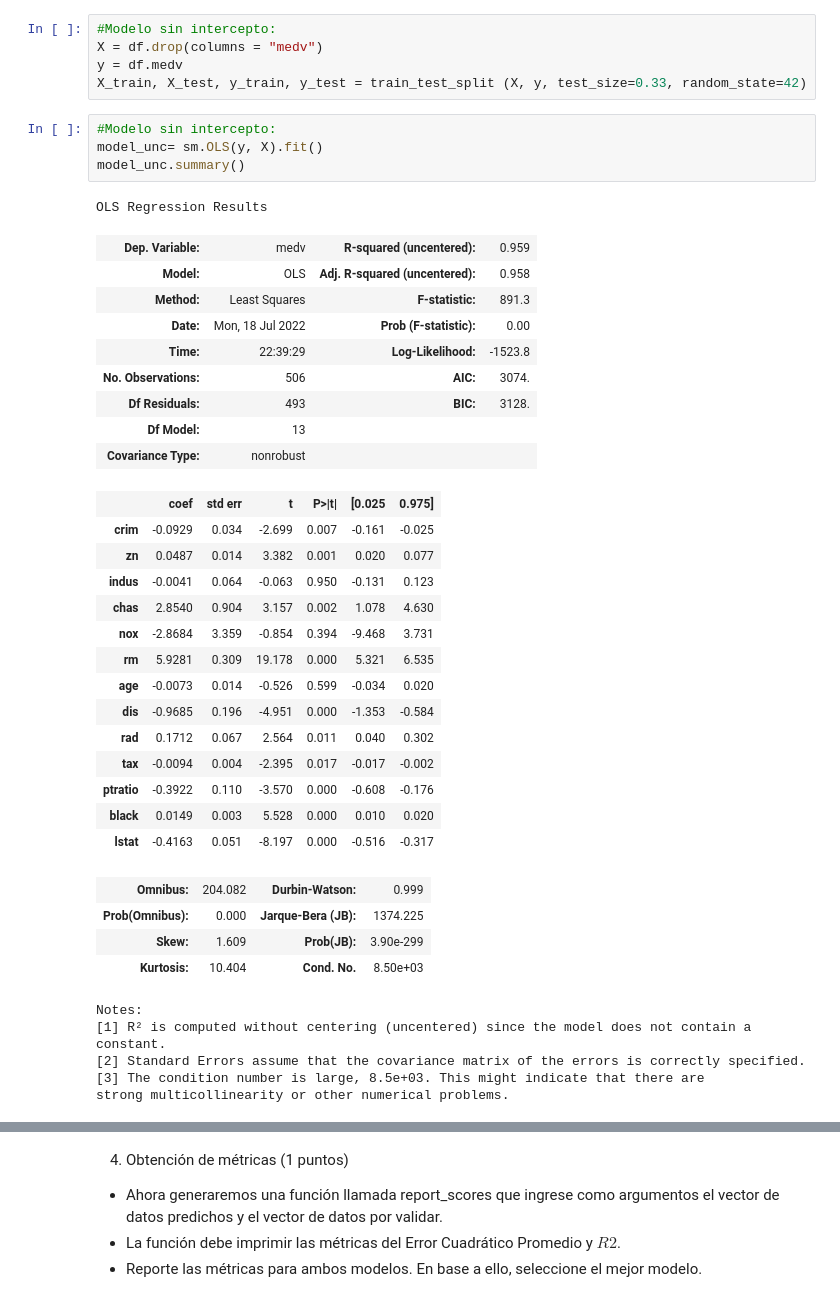
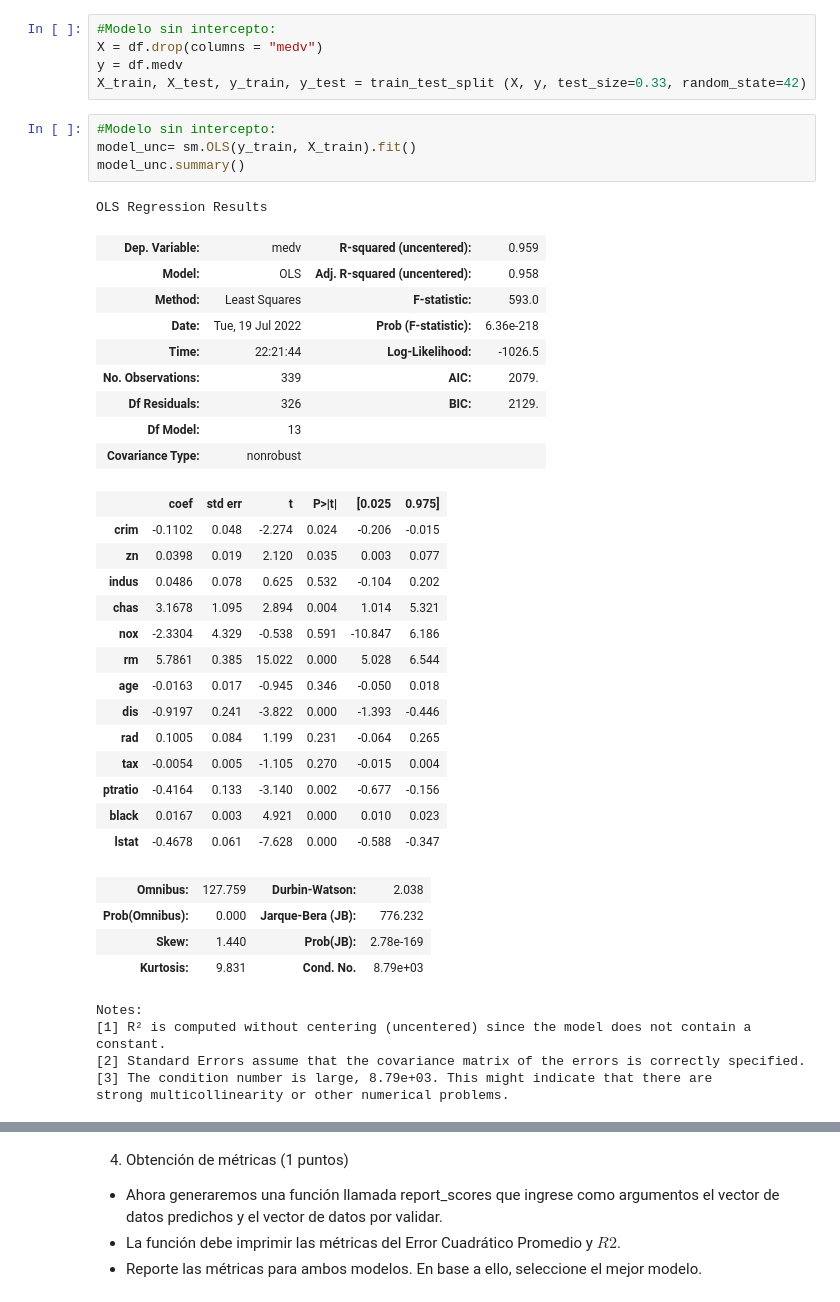
Before and after one commit to tomaspemora/desafio-latam-tareas-BA-TP, a Jupyter notebook: fundamentos_data_science/Desafio_Evaluado_5/desafio_ev.ipynb, the cells around one changed output, grey strips where cells are left out. Cells and saved outputs as stored; diff of their text form.

```diff
--- a/fundamentos_data_science/Desafio_Evaluado_5/desafio_ev.ipynb
+++ b/fundamentos_data_science/Desafio_Evaluado_5/desafio_ev.ipynb
@@ -65,41 +65,41 @@ y = df.medv
 X_train, X_test, y_train, y_test = train_test_split (X, y, test_size=0.33, random_state=42)
 # %%
 #Modelo sin intercepto:
-model_unc= sm.OLS(y, X).fit()
+model_unc= sm.OLS(y_train, X_train).fit()
 model_unc.summary()
 # %% [output]
 OLS Regression Results
 | Dep. Variable: | medv | R-squared (uncentered): | 0.959 |
 | Model: | OLS | Adj. R-squared (uncentered): | 0.958 |
-| Method: | Least Squares | F-statistic: | 891.3 |
-| Date: | Mon, 18 Jul 2022 | Prob (F-statistic): | 0.00 |
-| Time: | 22:39:29 | Log-Likelihood: | -1523.8 |
-| No. Observations: | 506 | AIC: | 3074. |
-| Df Residuals: | 493 | BIC: | 3128. |
+| Method: | Least Squares | F-statistic: | 593.0 |
+| Date: | Tue, 19 Jul 2022 | Prob (F-statistic): | 6.36e-218 |
+| Time: | 22:21:44 | Log-Likelihood: | -1026.5 |
+| No. Observations: | 339 | AIC: | 2079. |
+| Df Residuals: | 326 | BIC: | 2129. |
 | Df Model: | 13 |  |  |
 | Covariance Type: | nonrobust |  |  |
 |  | coef | std err | t | P>|t| | [0.025 | 0.975] |
-| crim | -0.0929 | 0.034 | -2.699 | 0.007 | -0.161 | -0.025 |
-| zn | 0.0487 | 0.014 | 3.382 | 0.001 | 0.020 | 0.077 |
-| indus | -0.0041 | 0.064 | -0.063 | 0.950 | -0.131 | 0.123 |
-| chas | 2.8540 | 0.904 | 3.157 | 0.002 | 1.078 | 4.630 |
-| nox | -2.8684 | 3.359 | -0.854 | 0.394 | -9.468 | 3.731 |
-| rm | 5.9281 | 0.309 | 19.178 | 0.000 | 5.321 | 6.535 |
-| age | -0.0073 | 0.014 | -0.526 | 0.599 | -0.034 | 0.020 |
-| dis | -0.9685 | 0.196 | -4.951 | 0.000 | -1.353 | -0.584 |
-| rad | 0.1712 | 0.067 | 2.564 | 0.011 | 0.040 | 0.302 |
-| tax | -0.0094 | 0.004 | -2.395 | 0.017 | -0.017 | -0.002 |
-| ptratio | -0.3922 | 0.110 | -3.570 | 0.000 | -0.608 | -0.176 |
-| black | 0.0149 | 0.003 | 5.528 | 0.000 | 0.010 | 0.020 |
-| lstat | -0.4163 | 0.051 | -8.197 | 0.000 | -0.516 | -0.317 |
+| crim | -0.1102 | 0.048 | -2.274 | 0.024 | -0.206 | -0.015 |
+| zn | 0.0398 | 0.019 | 2.120 | 0.035 | 0.003 | 0.077 |
+| indus | 0.0486 | 0.078 | 0.625 | 0.532 | -0.104 | 0.202 |
+| chas | 3.1678 | 1.095 | 2.894 | 0.004 | 1.014 | 5.321 |
+| nox | -2.3304 | 4.329 | -0.538 | 0.591 | -10.847 | 6.186 |
+| rm | 5.7861 | 0.385 | 15.022 | 0.000 | 5.028 | 6.544 |
+| age | -0.0163 | 0.017 | -0.945 | 0.346 | -0.050 | 0.018 |
+| dis | -0.9197 | 0.241 | -3.822 | 0.000 | -1.393 | -0.446 |
+| rad | 0.1005 | 0.084 | 1.199 | 0.231 | -0.064 | 0.265 |
+| tax | -0.0054 | 0.005 | -1.105 | 0.270 | -0.015 | 0.004 |
+| ptratio | -0.4164 | 0.133 | -3.140 | 0.002 | -0.677 | -0.156 |
+| black | 0.0167 | 0.003 | 4.921 | 0.000 | 0.010 | 0.023 |
+| lstat | -0.4678 | 0.061 | -7.628 | 0.000 | -0.588 | -0.347 |
-| Omnibus: | 204.082 | Durbin-Watson: | 0.999 |
-| Prob(Omnibus): | 0.000 | Jarque-Bera (JB): | 1374.225 |
-| Skew: | 1.609 | Prob(JB): | 3.90e-299 |
-| Kurtosis: | 10.404 | Cond. No. | 8.50e+03 |
+| Omnibus: | 127.759 | Durbin-Watson: | 2.038 |
+| Prob(Omnibus): | 0.000 | Jarque-Bera (JB): | 776.232 |
+| Skew: | 1.440 | Prob(JB): | 2.78e-169 |
+| Kurtosis: | 9.831 | Cond. No. | 8.79e+03 |
 Notes:
 [1] R² is computed without centering (uncentered) since the model does not contain a constant.
 [2] Standard Errors assume that the covariance matrix of the errors is correctly specified.
-[3] The condition number is large, 8.5e+03. This might indicate that there are
+[3] The condition number is large, 8.79e+03. This might indicate that there are
 strong multicollinearity or other numerical problems.
 # %%
 #Modelo con intercepto:
```
Also changed, not shown: parts of 16 cells of this notebook.
